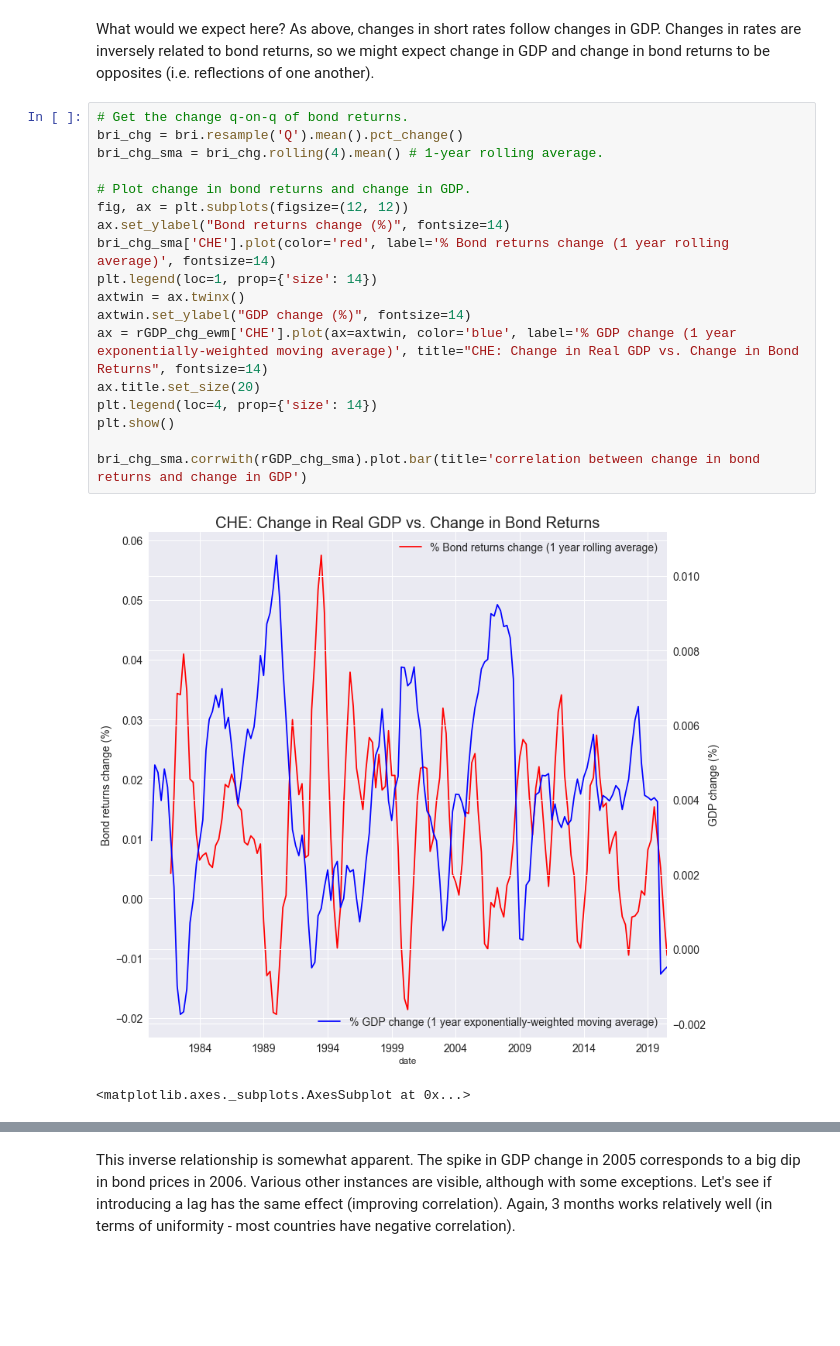
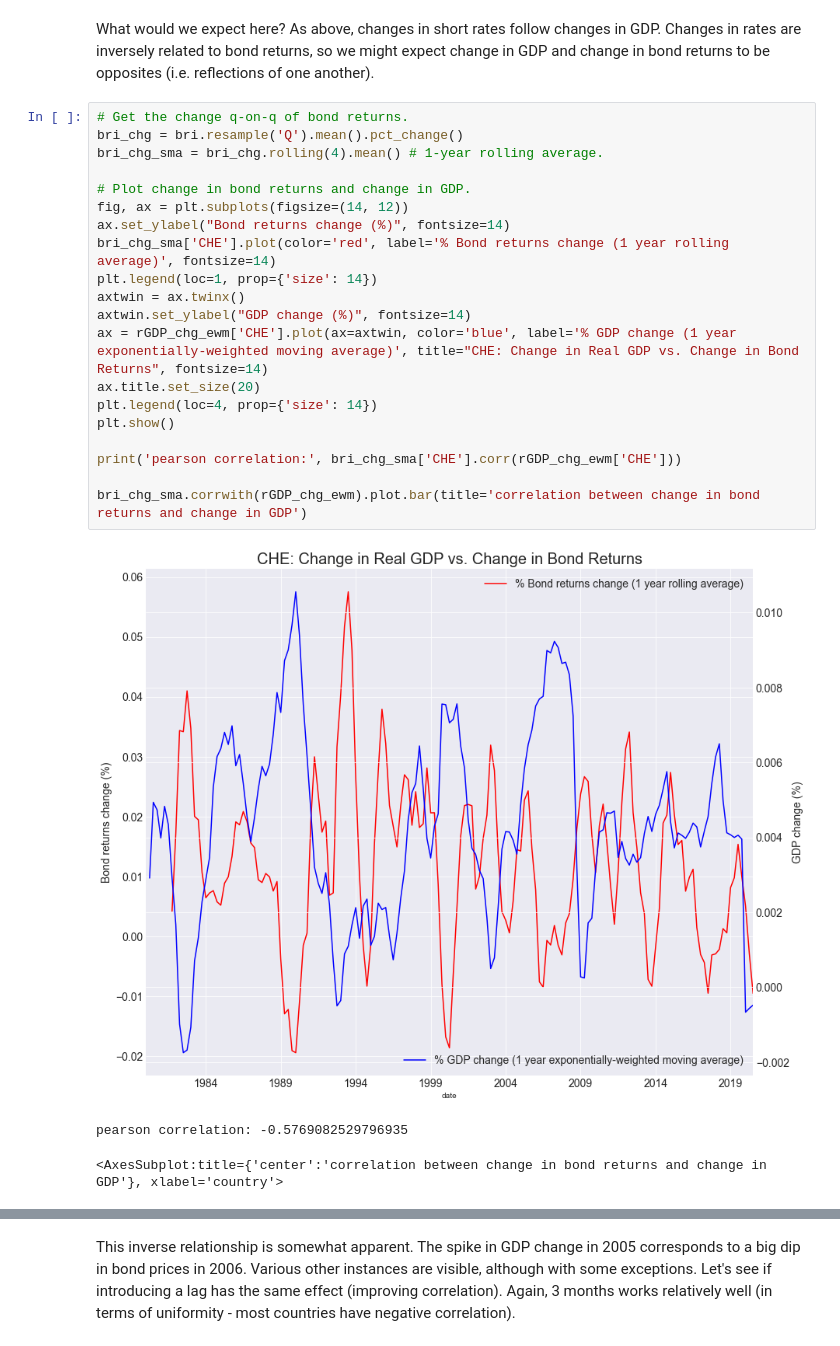
Before and after one commit to Mike-Huntress/Internship2020, a Jupyter notebook: Build/GDP indicator.ipynb, the cells around one changed output, grey strips where cells are left out. Drawn from its saved outputs; the diff is of its cells as text; blank space fills up the shorter version.

```diff
--- a/Build/GDP indicator.ipynb
+++ b/Build/GDP indicator.ipynb
@@ -79,21 +90,24 @@ What would we expect here? As above, changes in short rates follow changes in GD
 # %%
 # Get the change q-on-q of bond returns.
 bri_chg = bri.resample('Q').mean().pct_change()
 bri_chg_sma = bri_chg.rolling(4).mean() # 1-year rolling average.
 
 # Plot change in bond returns and change in GDP.
-fig, ax = plt.subplots(figsize=(12, 12))
+fig, ax = plt.subplots(figsize=(14, 12))
 ax.set_ylabel("Bond returns change (%)", fontsize=14)
 bri_chg_sma['CHE'].plot(color='red', label='% Bond returns change (1 year rolling average)', fontsize=14)
 plt.legend(loc=1, prop={'size': 14})
 axtwin = ax.twinx()
 axtwin.set_ylabel("GDP change (%)", fontsize=14)
 ax = rGDP_chg_ewm['CHE'].plot(ax=axtwin, color='blue', label='% GDP change (1 year exponentially-weighted moving average)', title="CHE: Change in Real GDP vs. Change in Bond Returns", fontsize=14)
 ax.title.set_size(20)
 plt.legend(loc=4, prop={'size': 14})
 plt.show()
 
-bri_chg_sma.corrwith(rGDP_chg_sma).plot.bar(title='correlation between change in bond returns and change in GDP')
+print('pearson correlation:', bri_chg_sma['CHE'].corr(rGDP_chg_ewm['CHE']))
+
+bri_chg_sma.corrwith(rGDP_chg_ewm).plot.bar(title='correlation between change in bond returns and change in GDP')
 # %% [output]
-[figure, old version]
+[figure, new version]
-<matplotlib.axes._subplots.AxesSubplot at 0x...>
+pearson correlation: -0.5769082529796935
+<AxesSubplot:title={'center':'correlation between change in bond returns and change in GDP'}, xlabel='country'>
```
Also changed, not shown: parts of 10 cells of this notebook, 2 other files.
